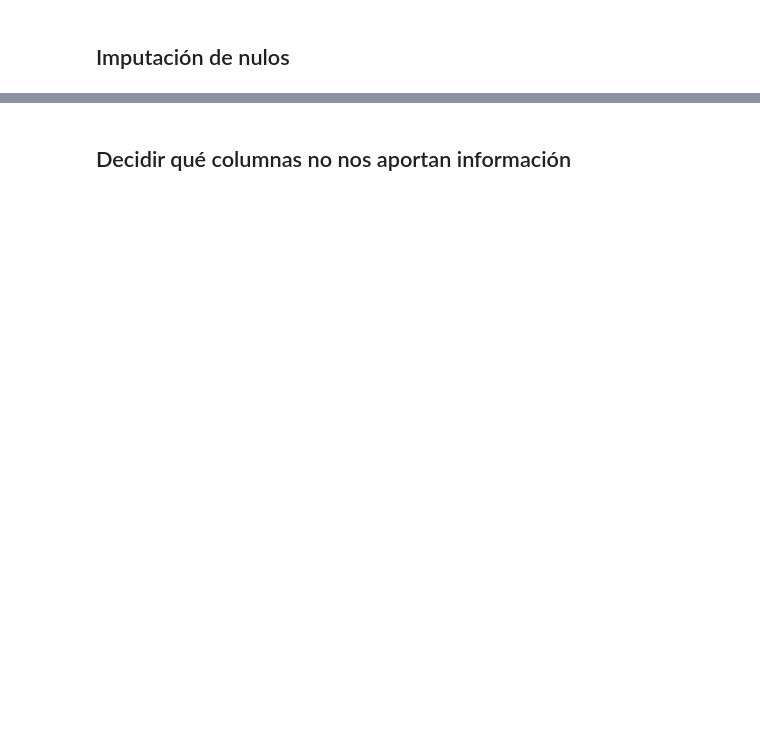
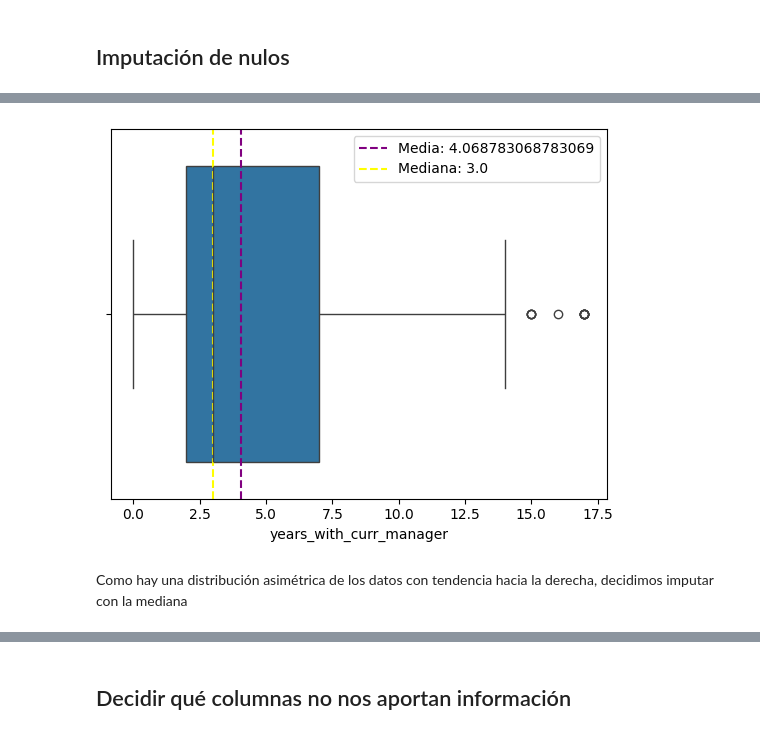
Before and after one commit to eva5ferrer/project-da-promo-63-modulo-3-team-1, a Jupyter notebook: fase1-2-EDA-transformacion.ipynb, the cells around one changed output, grey strips where cells are left out. Cells and saved outputs as stored; diff of their text form; code cells hidden in the pictures; blank space fills up the shorter version.

Commit message:
cambiado tipos de datos, imputacion de nulos y eliminacion de columnas

```diff
--- a/fase1-2-EDA-transformacion.ipynb
+++ b/fase1-2-EDA-transformacion.ipynb
@@ -299,0 +307,3 @@ See https://pandas.pydata.org/docs/user_guide/migration-3-strings.html#string-mi
+# %%
+df_hr = df_hr.drop_duplicates()
+print(df_hr.shape)
@@ -301,0 +363,3 @@ See https://pandas.pydata.org/docs/user_guide/migration-3-strings.html#string-mi
+# %%
+df_hr["attrition"] = df_hr["attrition"].str.strip().str.lower().map({"yes": True, "no": False})
+df_hr["over_time"] = df_hr["over_time"].str.strip().str.lower().map({"yes": True, "no": False})
@@ -301,0 +377,2 @@ See https://pandas.pydata.org/docs/user_guide/migration-3-strings.html#string-mi
+# %%
+df_hr["over_time"] = df_hr["over_time"].astype("boolean")
@@ -303,0 +535,14 @@ See https://pandas.pydata.org/docs/user_guide/migration-3-strings.html#string-mi
+# %%
+media_anyos = df_hr["years_with_curr_manager"].mean()
+mediana_anyos = df_hr["years_with_curr_manager"].median()
+# %%
+sns.boxplot(data=df_hr, x="years_with_curr_manager")
+
+plt.axvline(media_anyos, color = 'purple', linestyle = "--", label = f"Media: {media_anyos}")
+plt.axvline(mediana_anyos, color = 'yellow', linestyle = "--", label = f"Mediana: {mediana_anyos}")
+
+plt.legend();
+# %% [output]
+[figure, added]
+# %% [markdown]
+Como hay una distribución asimétrica de los datos con tendencia hacia la derecha, decidimos imputar con la mediana
```
Also changed, not shown: parts of 61 cells of this notebook.
